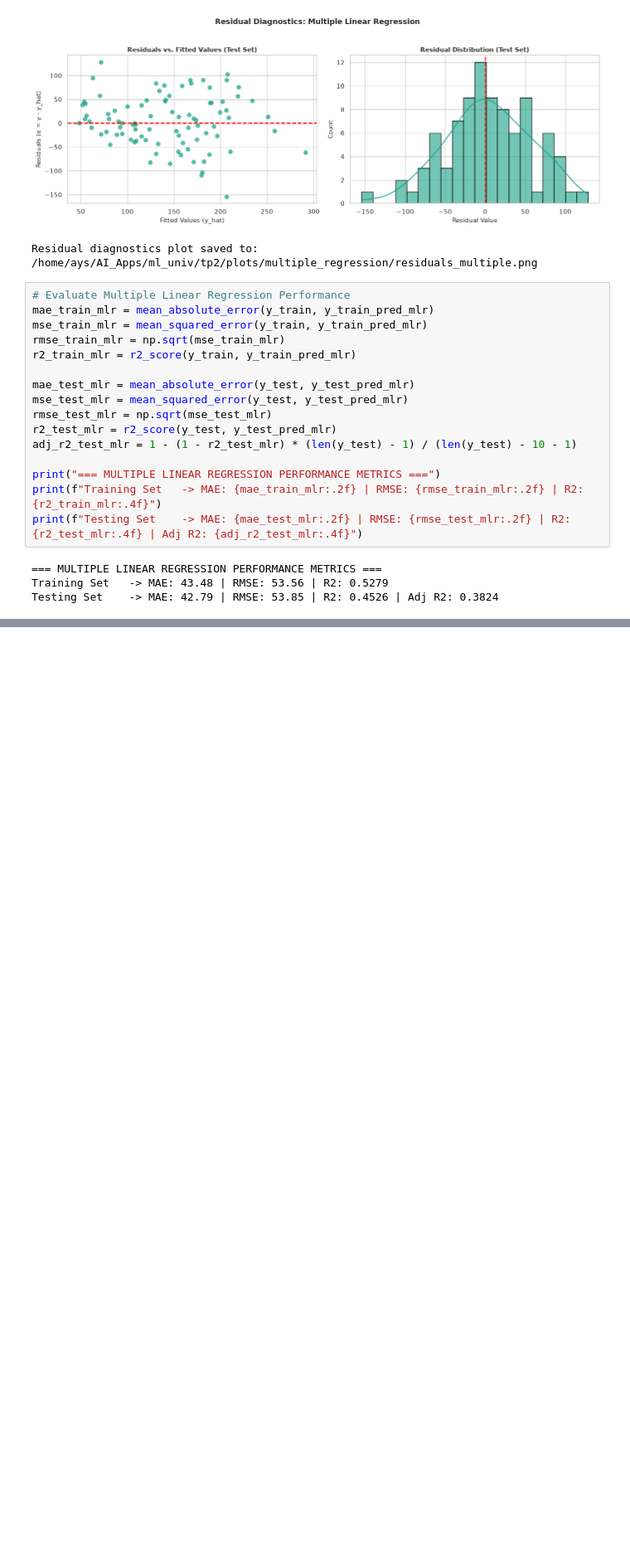
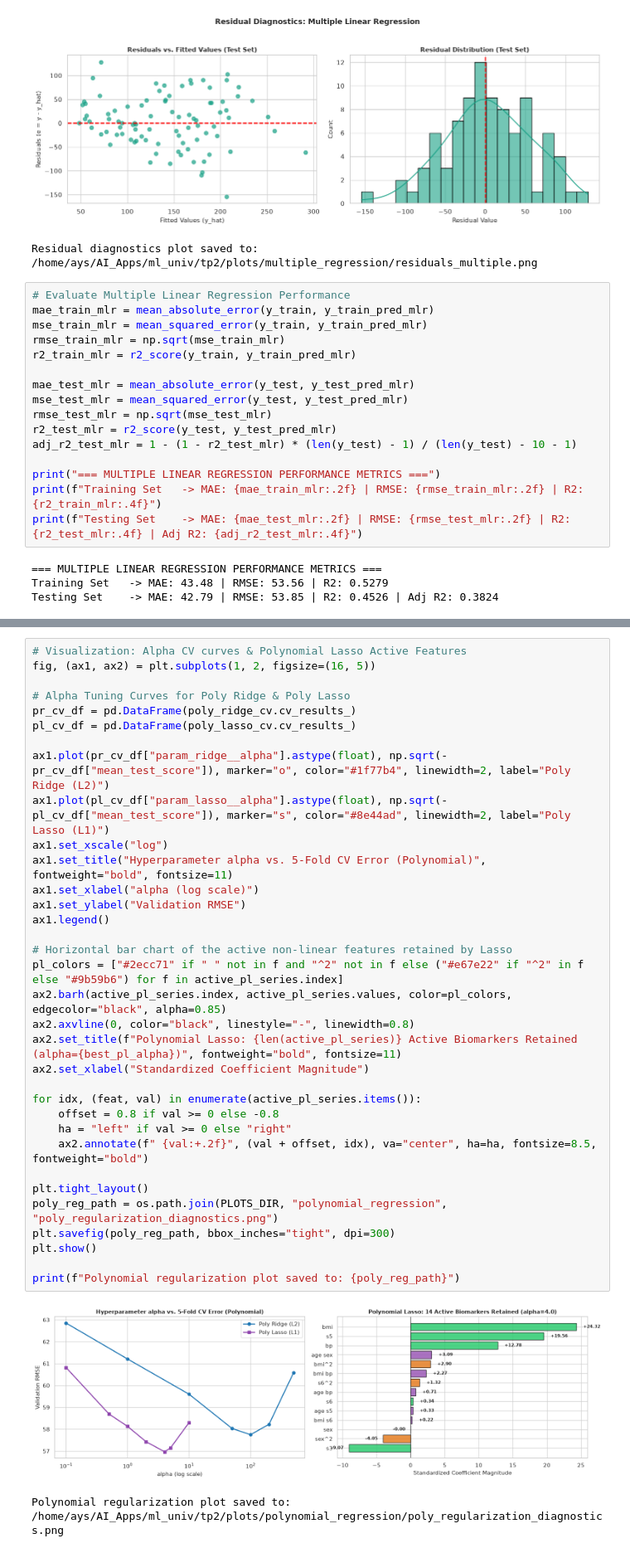
Before and after one commit to saoula2026/ml_univ, a Jupyter notebook: tp2/notebooks/TP2_Supervised_Regression.ipynb, the cells around one changed output, grey strips where cells are left out. Shown at 83% size. Cells and saved outputs as stored; diff of their text form; blank space fills up the shorter version.

```diff
--- a/tp2/notebooks/TP2_Supervised_Regression.ipynb
+++ b/tp2/notebooks/TP2_Supervised_Regression.ipynb
@@ -1528,0 +1245,37 @@ In this practical work, we successfully completed the full supervised regression
+# %%
+# Visualization: Alpha CV curves & Polynomial Lasso Active Features
+fig, (ax1, ax2) = plt.subplots(1, 2, figsize=(16, 5))
+
+# Alpha Tuning Curves for Poly Ridge & Poly Lasso
+pr_cv_df = pd.DataFrame(poly_ridge_cv.cv_results_)
+pl_cv_df = pd.DataFrame(poly_lasso_cv.cv_results_)
+
+ax1.plot(pr_cv_df["param_ridge__alpha"].astype(float), np.sqrt(-pr_cv_df["mean_test_score"]), marker="o", color="#1f77b4", linewidth=2, label="Poly Ridge (L2)")
+ax1.plot(pl_cv_df["param_lasso__alpha"].astype(float), np.sqrt(-pl_cv_df["mean_test_score"]), marker="s", color="#8e44ad", linewidth=2, label="Poly Lasso (L1)")
+ax1.set_xscale("log")
+ax1.set_title("Hyperparameter alpha vs. 5-Fold CV Error (Polynomial)", fontweight="bold", fontsize=11)
+ax1.set_xlabel("alpha (log scale)")
+ax1.set_ylabel("Validation RMSE")
+ax1.legend()
+
+# Horizontal bar chart of the active non-linear features retained by Lasso
+pl_colors = ["#2ecc71" if " " not in f and "^2" not in f else ("#e67e22" if "^2" in f else "#9b59b6") for f in active_pl_series.index]
+ax2.barh(active_pl_series.index, active_pl_series.values, color=pl_colors, edgecolor="black", alpha=0.85)
+ax2.axvline(0, color="black", linestyle="-", linewidth=0.8)
+ax2.set_title(f"Polynomial Lasso: {len(active_pl_series)} Active Biomarkers Retained (alpha={best_pl_alpha})", fontweight="bold", fontsize=11)
+ax2.set_xlabel("Standardized Coefficient Magnitude")
+
+for idx, (feat, val) in enumerate(active_pl_series.items()):
+    offset = 0.8 if val >= 0 else -0.8
+    ha = "left" if val >= 0 else "right"
+    ax2.annotate(f" {val:+.2f}", (val + offset, idx), va="center", ha=ha, fontsize=8.5, fontweight="bold")
+
+plt.tight_layout()
+poly_reg_path = os.path.join(PLOTS_DIR, "polynomial_regression", "poly_regularization_diagnostics.png")
+plt.savefig(poly_reg_path, bbox_inches="tight", dpi=300)
+plt.show()
+
+print(f"Polynomial regularization plot saved to: {poly_reg_path}")
+# %% [output]
+[figure, added]
+Polynomial regularization plot saved to: /home/ays/AI_Apps/ml_univ/tp2/plots/polynomial_regression/poly_regularization_diagnostics.png
```
Also changed, not shown: parts of 48 cells of this notebook, 18 other files.
